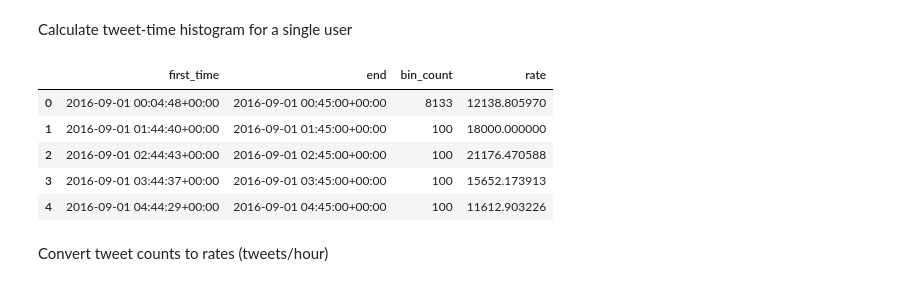
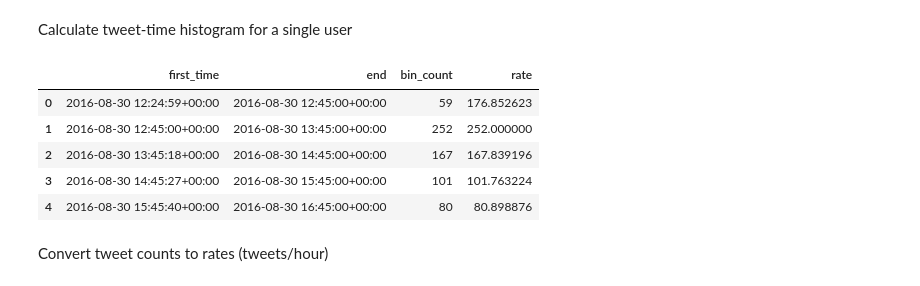
Before and after one commit to alanjschoen/kojak, a Jupyter notebook: Time Histogram.ipynb, the cells around one changed output. Saved outputs shown, nothing was run; the diff lists cells and outputs as text; code cells hidden in the pictures.

```diff
--- a/Time Histogram.ipynb
+++ b/Time Histogram.ipynb
@@ -52,19 +52,19 @@ def get_time_bins(collection):
 # %% [markdown]
 Calculate tweet-time histogram for a single user
 # %%
-user = '@realDonaldTrump' # note: database names are case sensitive
+user = '@donlemon' # note: database names are case sensitive
 reponame = user[1:] + '_tweetsat' # naming convention for tweets mentioning user
 collection = db[reponame]
 #collection.find({'id': {'$gt': begin_id}}).sort('id', 1).limit(100).next()['created_at'] # test
 bins_df = get_time_bins(collection)
 bins_df.head()
 # %% [output]
 |  | first_time | end | bin_count | rate |
-| 0 | 2016-09-01 00:04:48+00:00 | 2016-09-01 00:45:00+00:00 | 8133 | 12138.805970 |
-| 1 | 2016-09-01 01:44:40+00:00 | 2016-09-01 01:45:00+00:00 | 100 | 18000.000000 |
-| 2 | 2016-09-01 02:44:43+00:00 | 2016-09-01 02:45:00+00:00 | 100 | 21176.470588 |
-| 3 | 2016-09-01 03:44:37+00:00 | 2016-09-01 03:45:00+00:00 | 100 | 15652.173913 |
-| 4 | 2016-09-01 04:44:29+00:00 | 2016-09-01 04:45:00+00:00 | 100 | 11612.903226 |
+| 0 | 2016-08-30 12:24:59+00:00 | 2016-08-30 12:45:00+00:00 | 59 | 176.852623 |
+| 1 | 2016-08-30 12:45:00+00:00 | 2016-08-30 13:45:00+00:00 | 252 | 252.000000 |
+| 2 | 2016-08-30 13:45:18+00:00 | 2016-08-30 14:45:00+00:00 | 167 | 167.839196 |
+| 3 | 2016-08-30 14:45:27+00:00 | 2016-08-30 15:45:00+00:00 | 101 | 101.763224 |
+| 4 | 2016-08-30 15:45:40+00:00 | 2016-08-30 16:45:00+00:00 | 80 | 80.898876 |
 # %% [markdown]
 Convert tweet counts to rates (tweets/hour)
 # %% [markdown]
```
Also changed, not shown: parts of 8 cells of this notebook.
